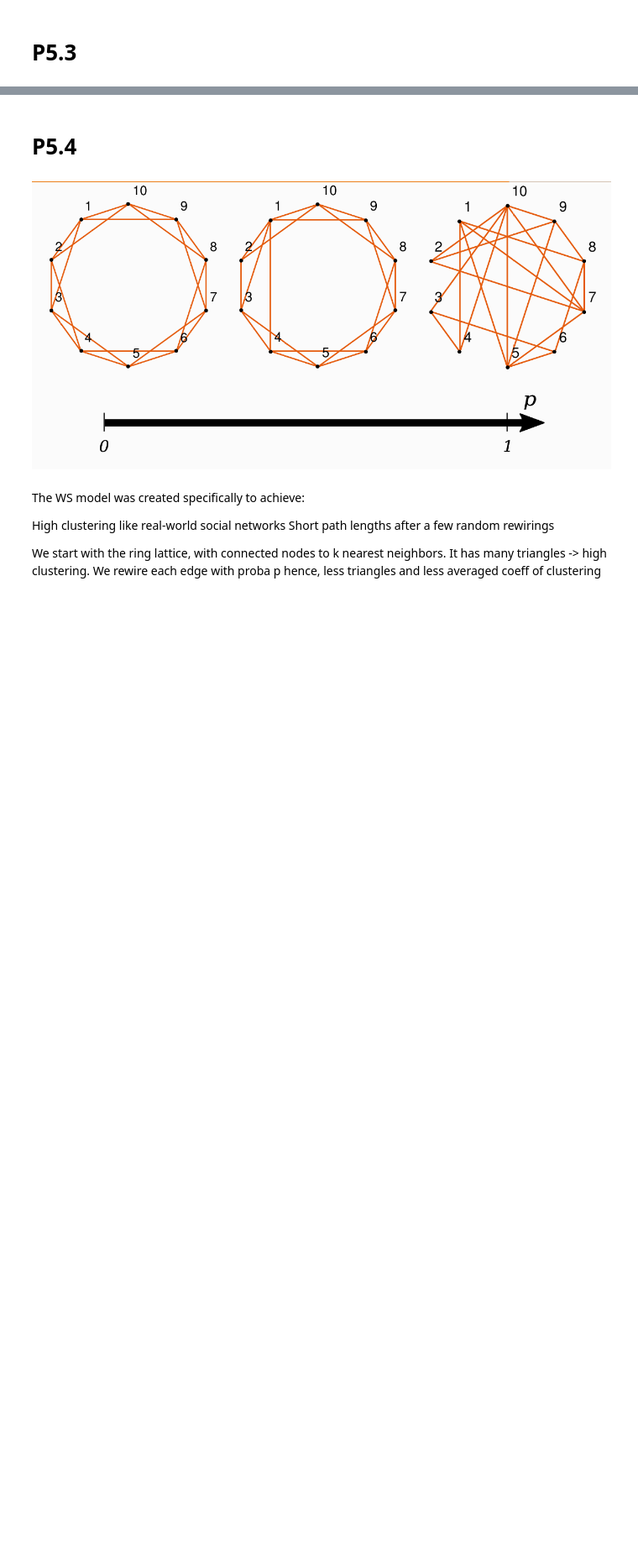
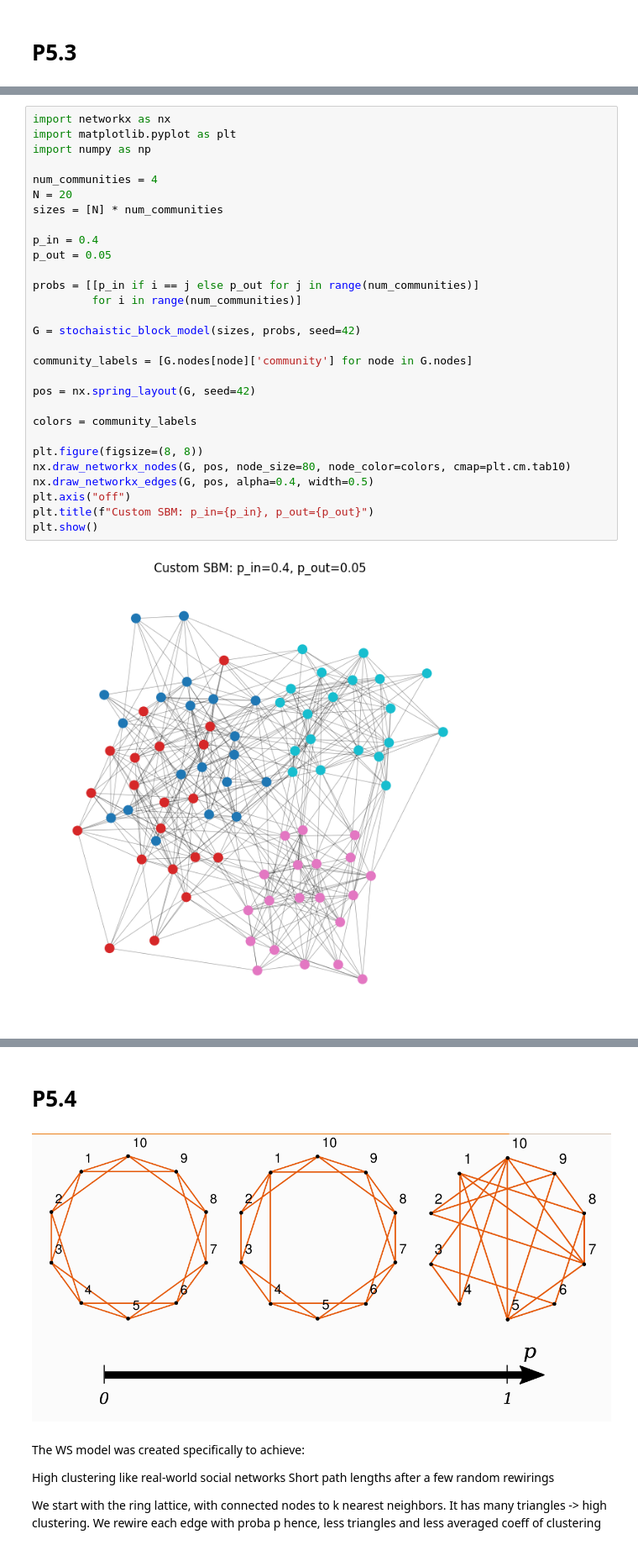
Before and after one commit to HJaczynski/Social-Networks-and-Recomendation-Systems, a Jupyter notebook: Labs/task5.ipynb, the cells around one changed output, grey strips where cells are left out. Shown at 84% size. Drawn from its saved outputs; the diff is of its cells as text; blank space fills up the shorter version.

```diff
--- a/Labs/task5.ipynb
+++ b/Labs/task5.ipynb
@@ -74,3 +82,34 @@ plt.show()
+# %%
+import networkx as nx
+import matplotlib.pyplot as plt
+import numpy as np
+
+num_communities = 4
+N = 20
+sizes = [N] * num_communities
+
+p_in = 0.4
+p_out = 0.05
+
+probs = [[p_in if i == j else p_out for j in range(num_communities)]
+         for i in range(num_communities)]
+
+G = stochaistic_block_model(sizes, probs, seed=42)
+
+community_labels = [G.nodes[node]['community'] for node in G.nodes]
+
+pos = nx.spring_layout(G, seed=42)
+
+colors = community_labels
+
+plt.figure(figsize=(8, 8))
+nx.draw_networkx_nodes(G, pos, node_size=80, node_color=colors, cmap=plt.cm.tab10)
+nx.draw_networkx_edges(G, pos, alpha=0.4, width=0.5)
+plt.axis("off")
+plt.title(f"Custom SBM: p_in={p_in}, p_out={p_out}")
+plt.show()
+# %% [output]
+[figure, added]
 # %%
 param_sets = [
     (0.4, 0.01),
```
Also changed, not shown: parts of 5 cells of this notebook.
